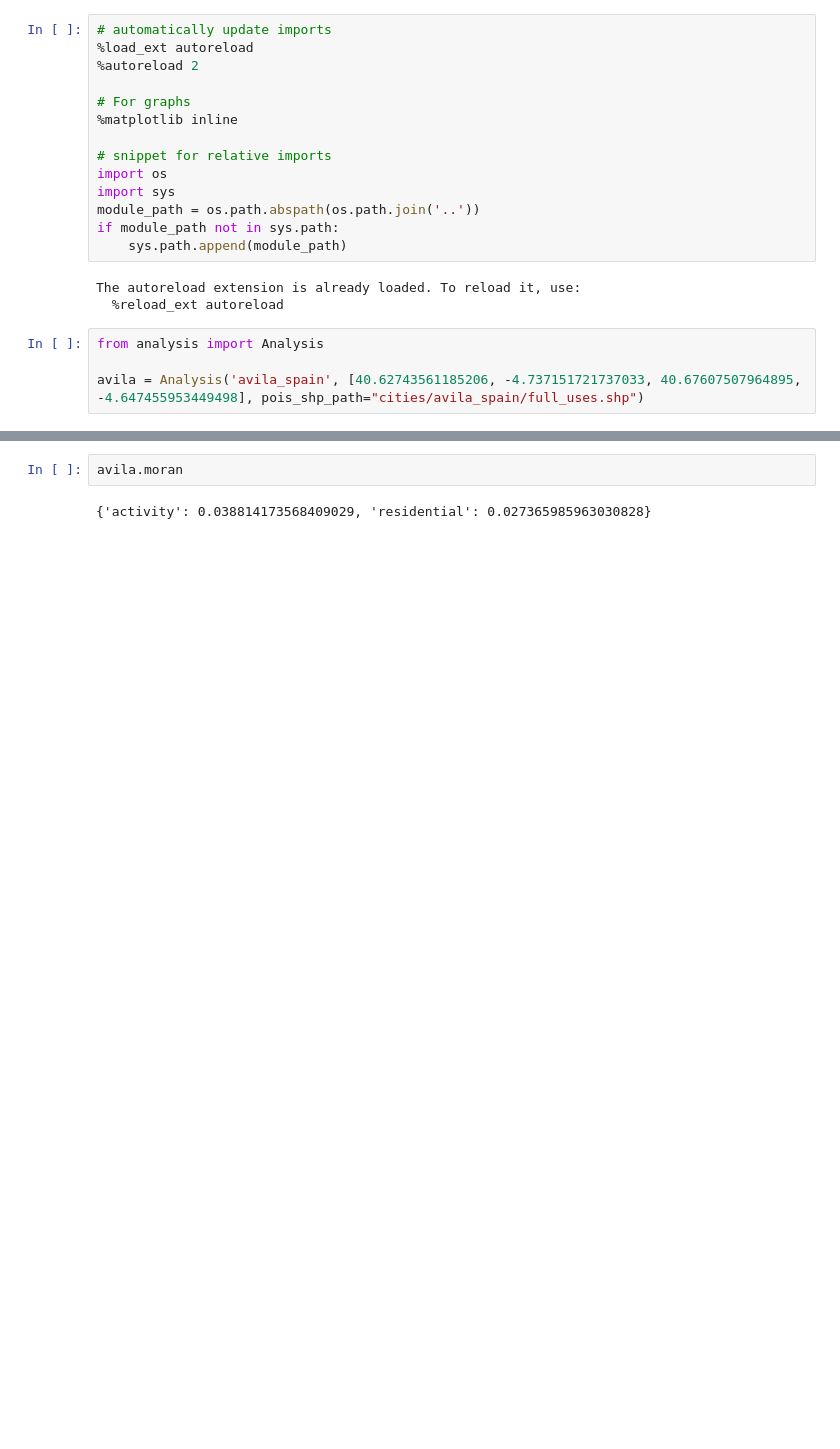
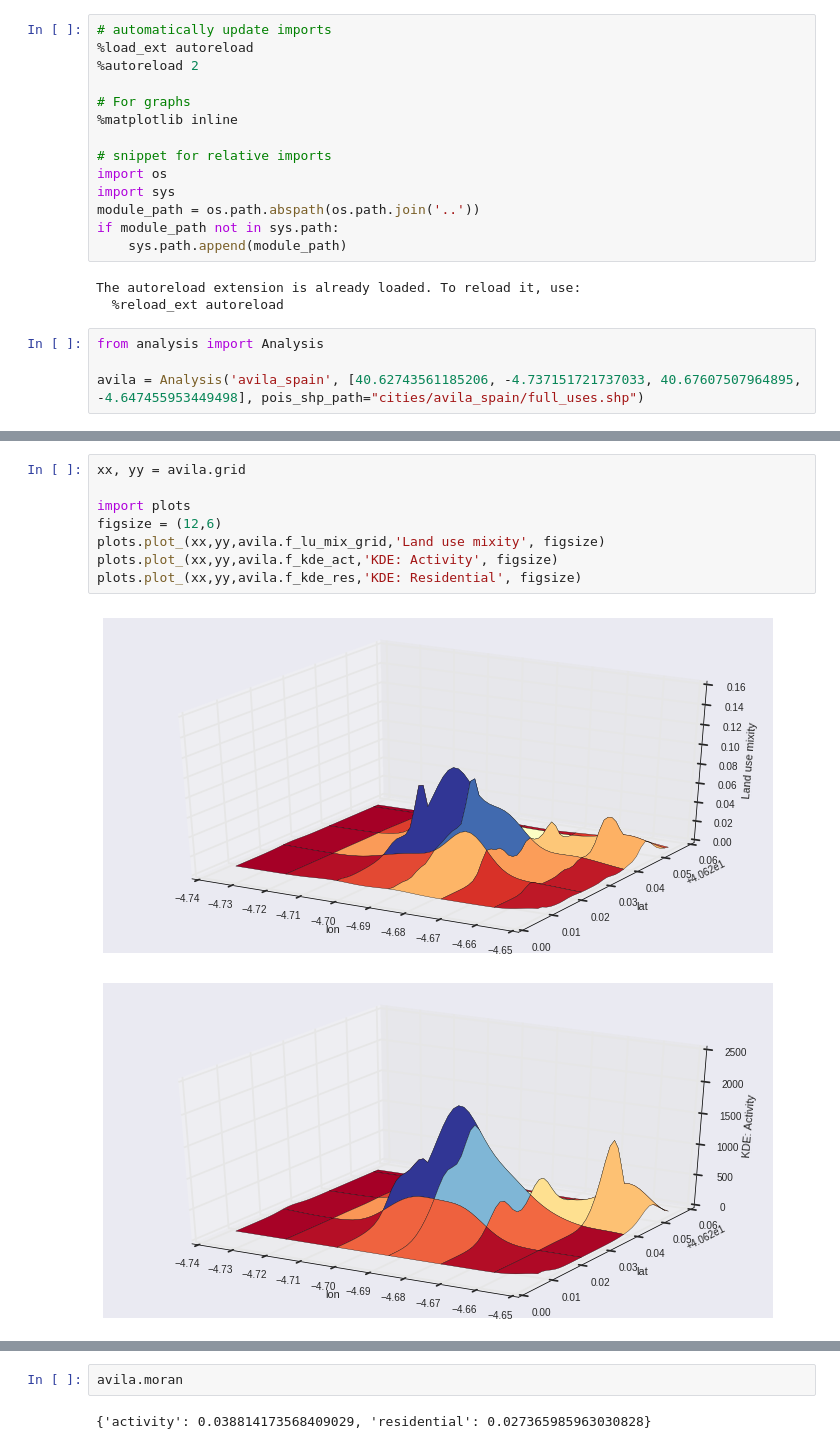
Before and after one commit to martibosch/landusemix, a Jupyter notebook: urban_analysis/notebooks/analysis_example.ipynb, the cells around one changed output, grey strips where cells are left out. Drawn from its saved outputs; the diff is of its cells as text; blank space fills up the shorter version.

Commit message:
Added land use mixity grid calculation

```diff
--- a/urban_analysis/notebooks/analysis_example.ipynb
+++ b/urban_analysis/notebooks/analysis_example.ipynb
@@ -65,0 +62,11 @@ avila.kde
+# %%
+xx, yy = avila.grid
+
+import plots
+figsize = (12,6)
+plots.plot_(xx,yy,avila.f_lu_mix_grid,'Land use mixity', figsize)
+plots.plot_(xx,yy,avila.f_kde_act,'KDE: Activity', figsize)
+plots.plot_(xx,yy,avila.f_kde_res,'KDE: Residential', figsize)
+# %% [output]
+[figure, added]
+[figure, added]
```
Also changed, not shown: parts of 4 cells of this notebook, 2 other files.
